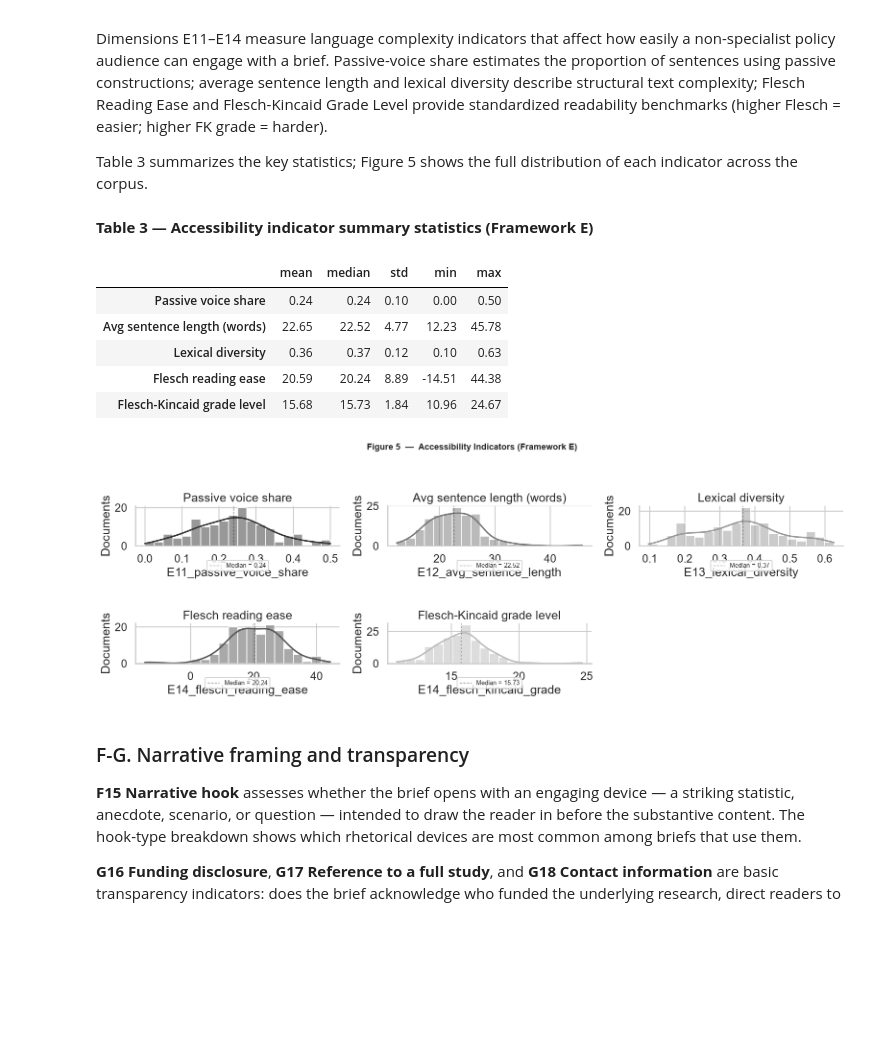
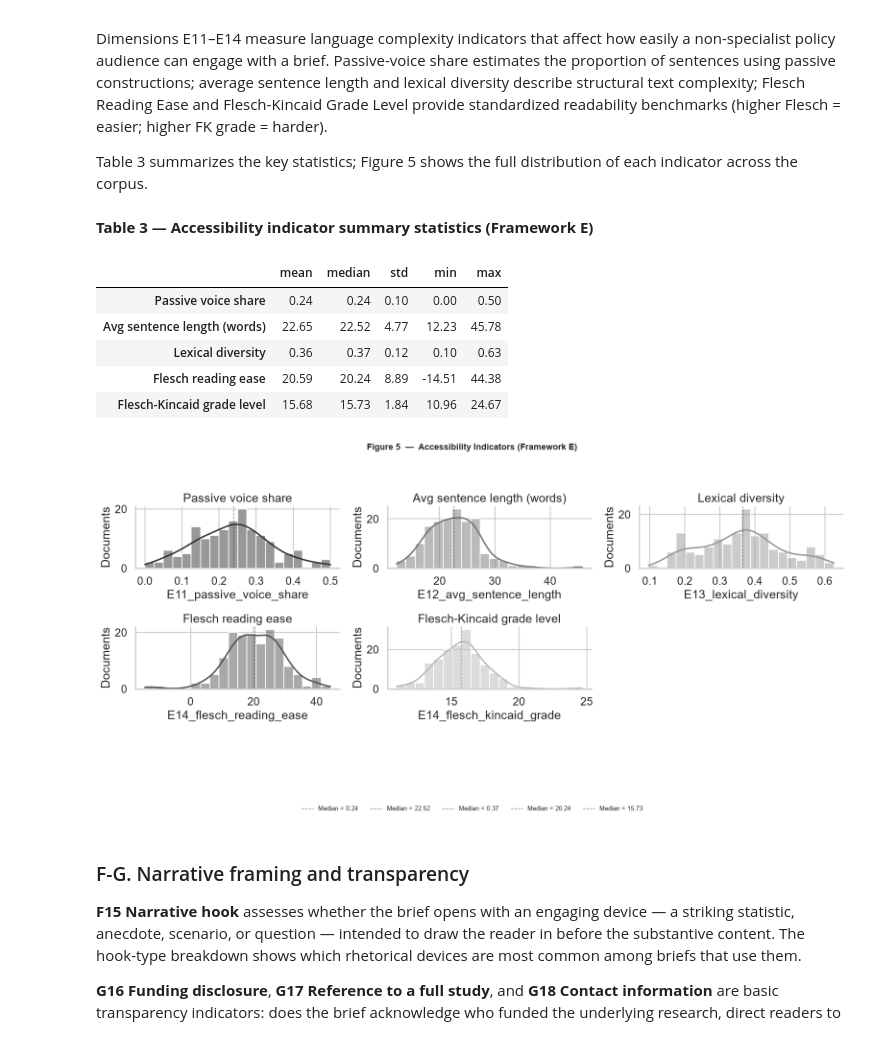
Before and after one commit to doschul/PolicyBriefAnalysis, a Jupyter notebook: policy_brief_analysis_integrated.ipynb, the cells around one changed output. Drawn from its saved outputs; the diff is of its cells as text; code cells hidden in the pictures; blank space fills up the shorter version.

```diff
--- a/policy_brief_analysis_integrated.ipynb
+++ b/policy_brief_analysis_integrated.ipynb
@@ -628,7 +634,7 @@ ax.set_xlim(0, 100)
 ax.set_yticks(np.arange(len(dim_labels)))
 ax.set_yticklabels([
     'Problem identification',
-    'Solutions / recommendations',
+    'Solutions (policy recommendations or policy options)',
     'Implementation considerations',
 ], fontsize=10)
 ax.set_xlabel('Documents (%)', fontsize=10)
@@ -729,9 +735,9 @@ if len(corpus_sheet):
         h = 0.35
         fig, ax = plt.subplots(figsize=(12, 5.5))
         human_bars = ax.barh(y - h/2, df_core['human_pct'], height=h, color=C_WARM, edgecolor='white',
-                             label=f'Human-coded (n={len(analysis_df)}, unmatched treated as absent)')
+                             label='Human-identified')
         ai_bars = ax.barh(y + h/2, df_core['ai_pct'], height=h, color=C_PRIMARY, edgecolor='white',
-                          label='AI (structural_core)')
+                          label='AI-detected')
         for bar, n, v in zip(human_bars, df_core['human_n'], df_core['human_pct']):
             ax.text(bar.get_width() + 1, bar.get_y() + bar.get_height() / 2, f'{n} ({v:.0f}%)', va='center', fontsize=9)
         for bar, n, v in zip(ai_bars, df_core['ai_n'], df_core['ai_pct']):
@@ -739,7 +745,7 @@ if len(corpus_sheet):
 
         ax.set_yticks(y)
         ax.set_yticklabels([
-            'Problem identification', 'Solutions / policy options',
+            'Problem identification', 'Solutions (policy recommendations or policy options)',
             'Implementation considerations',
         ], fontsize=10)
         ax.set_xlim(0, 116)
@@ -1002,36 +1008,43 @@ if avail_a:
     }).T.rename(columns={'50%': 'median'}).round(2)
     display(Markdown('**Table 3 — Accessibility indicator summary statistics (Framework E)**'))
     display(stats_a)
 
-    fig, axes = plt.subplots(2, 3, figsize=(16, 8))
+    fig, axes = plt.subplots(2, 3, figsize=(16, 8.2))
     axes = axes.flatten()
     palette = [C_PRIMARY, C_SECONDARY, C_ACCENT, C_WARM, C_AGREE]
     for ax, (label, col), c in zip(axes, avail_a, palette):
         data = analysis_df[col].dropna()
         sns.histplot(data, bins=20, kde=True, ax=ax, color=c)
         ax.axvline(data.median(), color='black', linestyle='--', linewidth=1,
                    alpha=0.5, label=f'Median = {data.median():.2f}')
         ax.set_title(label)
         ax.set_ylabel('Documents')
-        ax.legend(fontsize=9, loc='upper center', bbox_to_anchor=(0.5, -0.28))
     for ax in axes[len(avail_a):]:
         ax.set_visible(False)
 
     fig.suptitle('Figure 5  —  Accessibility Indicators (Framework E)', fontsize=13, fontweight='bold')
     plt.tight_layout(rect=(0, 0.24, 1, 0.94))
+    legend_handles = []
+    legend_labels = []
+    for ax in axes[:len(avail_a)]:
+        handles, labels = ax.get_legend_handles_labels()
+        legend_handles.extend(handles)
+        legend_labels.extend(labels)
+    fig.legend(legend_handles, legend_labels, loc='lower center', ncol=len(avail_a),
+               bbox_to_anchor=(0.5, 0.03), frameon=False, fontsize=9)
     save_standalone(fig, 'fig5_accessibility')
     plt.show()
 else:
     print('Accessibility columns not available.')
 # %% [output]
 **Table 3 — Accessibility indicator summary statistics (Framework E)**
 |  | mean | median | std | min | max |
 | Passive voice share | 0.24 | 0.24 | 0.10 | 0.00 | 0.50 |
 | Avg sentence length (words) | 22.65 | 22.52 | 4.77 | 12.23 | 45.78 |
 | Lexical diversity | 0.36 | 0.37 | 0.12 | 0.10 | 0.63 |
 | Flesch reading ease | 20.59 | 20.24 | 8.89 | -14.51 | 44.38 |
 | Flesch-Kincaid grade level | 15.68 | 15.73 | 1.84 | 10.96 | 24.67 |
-[figure, old version]
+[figure, new version]
 # %% [markdown]
 ### F-G. Narrative framing and transparency[](#6.-Narrative-&-Transparency-(Frameworks-F-&-G))
 
```
Also changed, not shown: parts of 18 cells of this notebook, 30 other files.
